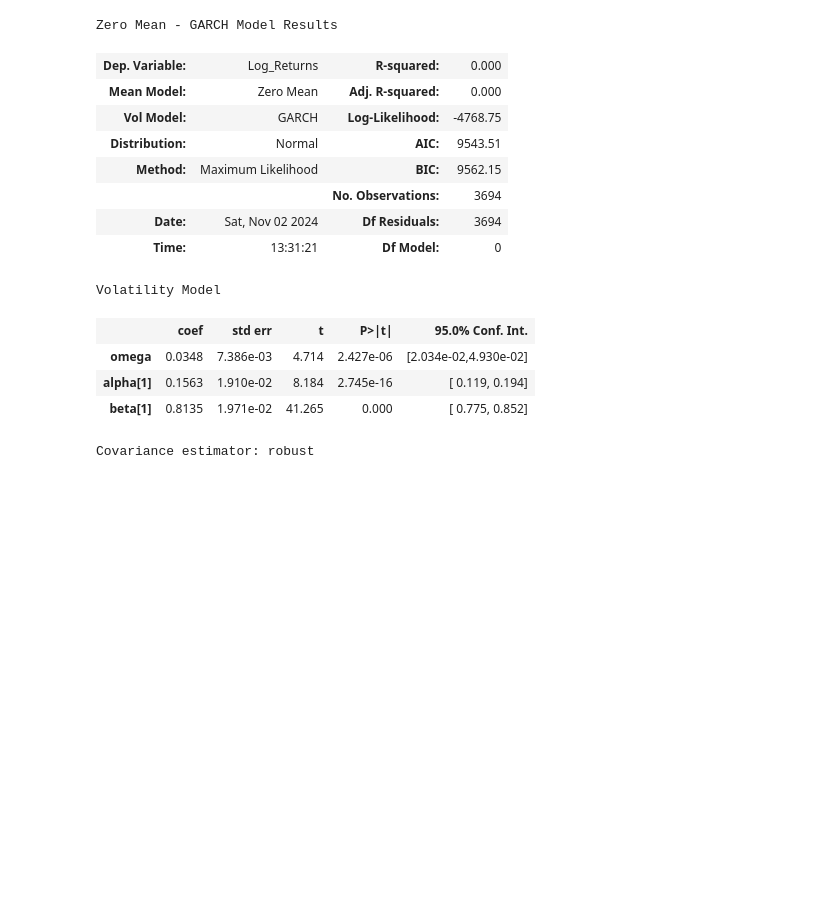
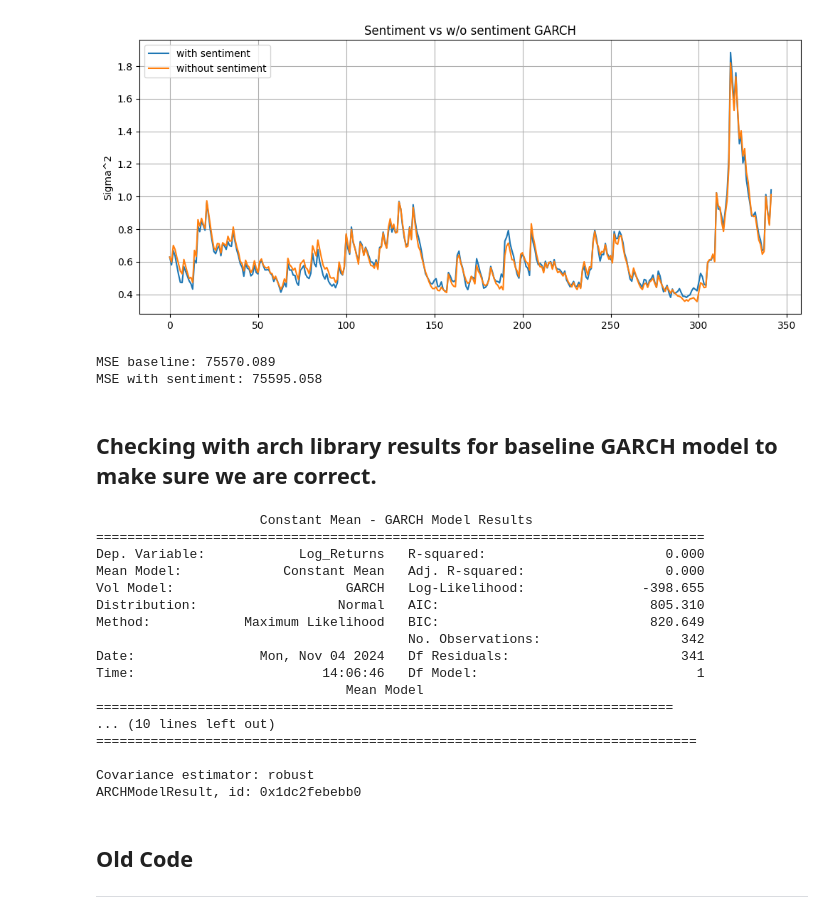
Before and after one commit to hwh1771/sentiment-analysis-volatility-forecasting, a Jupyter notebook: notebooks/garch_exogenous.ipynb, the cells around one changed output. Drawn from its saved outputs; the diff is of its cells as text; code cells hidden in the pictures; blank space fills up the shorter version.

```diff
--- a/notebooks/garch_exogenous.ipynb
+++ b/notebooks/garch_exogenous.ipynb
@@ -152,3 +280,33 @@ garch_with_sentiment.train([0.5]*6, 100*log_returns, exo_sentiment)
+# %%
+# Compare with and w/o sentiment
+
+fig, ax1 = plt.subplots(figsize=(12,5))
+
+plt.plot(garch_with_sentiment.sigma2, label='with sentiment')
+plt.plot(garch_baseline.sigma2, label='without sentiment')
+
+plt.ylabel("Sigma^2")
+
+plt.title('Sentiment vs w/o sentiment GARCH')
+plt.legend()
+plt.grid()
+plt.show()
+# %% [output]
+[figure, added]
+# %%
+def mse(actual, pred):
+    return np.sum((actual-pred) ** 2)
+
+mse_baseline = mse(data_with_sentiment['VIX Close'], garch_baseline.sigma2)
+mse_sentiment = mse(data_with_sentiment['VIX Close'], garch_with_sentiment.sigma2)
+
+print(f"MSE baseline: {mse_baseline:.3f}")
+print(f"MSE with sentiment: {mse_sentiment:.3f}")
+# %% [output]
+MSE baseline: 75570.089
+MSE with sentiment: 75595.058
+# %% [markdown]
+## Checking with arch library results for baseline GARCH model to make sure we are correct.
 # %%
 from arch import arch_model
 
@@ -156,19 +314,24 @@ model = arch_model(100*log_returns, vol='GARCH', mean='Zero', p=1, q=1)
 garch_fit = model.fit(disp='off')
 # %%
-garch_fit.summary()
+garch_fit
 # %% [output]
-Zero Mean - GARCH Model Results
+                     Constant Mean - GARCH Model Results
+==============================================================================
+Dep. Variable:            Log_Returns   R-squared:                       0.000
+Mean Model:             Constant Mean   Adj. R-squared:                  0.000
+Vol Model:                      GARCH   Log-Likelihood:               -398.655
+Distribution:                  Normal   AIC:                           805.310
+Method:            Maximum Likelihood   BIC:                           820.649
+                                        No. Observations:                  342
+Date:                Mon, Nov 04 2024   Df Residuals:                      341
+Time:                        14:06:46   Df Model:                            1
+                                Mean Model
+==========================================================================
+... (10 lines left out)
+=============================================================================
+
+Covariance estimator: robust
+ARCHModelResult, id: 0x1dc2febebb0
-| Dep. Variable: | Log_Returns | R-squared: | 0.000 |
-| Mean Model: | Zero Mean | Adj. R-squared: | 0.000 |
-| Vol Model: | GARCH | Log-Likelihood: | -4768.75 |
-| Distribution: | Normal | AIC: | 9543.51 |
-| Method: | Maximum Likelihood | BIC: | 9562.15 |
-|  |  | No. Observations: | 3694 |
-| Date: | Sat, Nov 02 2024 | Df Residuals: | 3694 |
-| Time: | 13:31:21 | Df Model: | 0 |
-Volatility Model
-|  | coef | std err | t | P>|t| | 95.0% Conf. Int. |
-| omega | 0.0348 | 7.386e-03 | 4.714 | 2.427e-06 | [2.034e-02,4.930e-02] |
-| alpha[1] | 0.1563 | 1.910e-02 | 8.184 | 2.745e-16 | [ 0.119, 0.194] |
-| beta[1] | 0.8135 | 1.971e-02 | 41.265 | 0.000 | [ 0.775, 0.852] |
-Covariance estimator: robust
+# %% [markdown]
+## Old Code
+---
```
Also changed, not shown: parts of 16 cells of this notebook, 2 other files.
